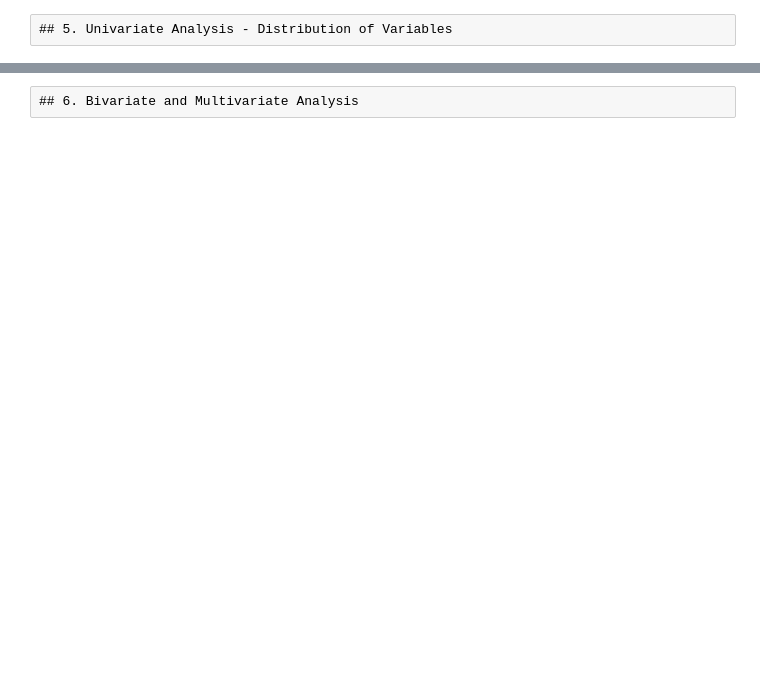
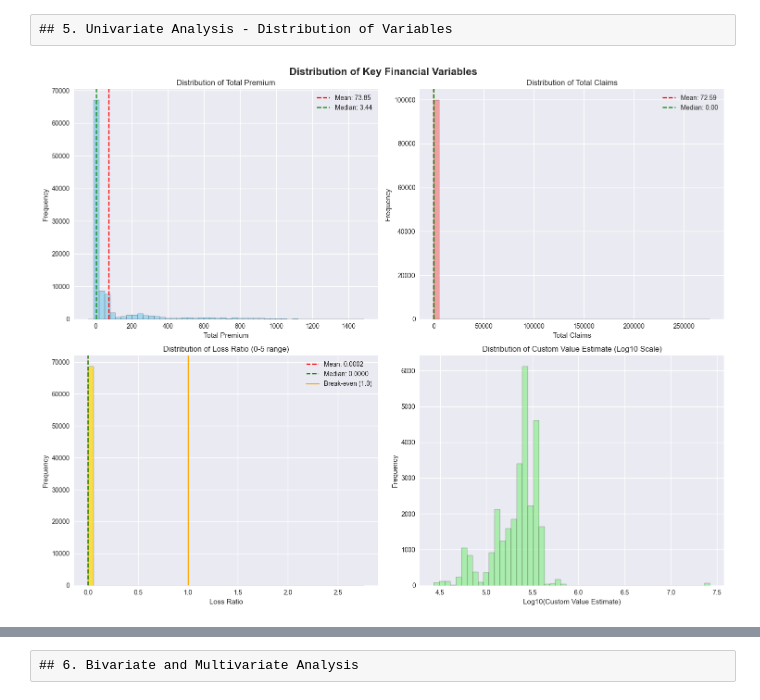
Before and after one commit to projwork/End-to-End-Insurance-Risk-Analytics, a Jupyter notebook: notebooks/EndtoEndInsuranceRiskAnalytics.ipynb, the cells around one changed output, grey strips where cells are left out. Saved outputs shown, nothing was run; the diff lists cells and outputs as text; code cells hidden in the pictures; blank space fills up the shorter version.

```diff
--- a/notebooks/EndtoEndInsuranceRiskAnalytics.ipynb
+++ b/notebooks/EndtoEndInsuranceRiskAnalytics.ipynb
@@ -479,67 +1126,35 @@ axes[0, 0].legend()
 # TotalClaims distribution
 axes[0, 1].hist(df['TotalClaims'], bins=50, alpha=0.7, color='lightcoral', edgecolor='black')
 axes[0, 1].set_title('Distribution of Total Claims')
 axes[0, 1].set_xlabel('Total Claims')
 axes[0, 1].set_ylabel('Frequency')
 axes[0, 1].axvline(df['TotalClaims'].mean(), color='red', linestyle='--', label=f'Mean: {df["TotalClaims"].mean():.2f}')
 axes[0, 1].axvline(df['TotalClaims'].median(), color='green', linestyle='--', label=f'Median: {df["TotalClaims"].median():.2f}')
 axes[0, 1].legend()
 
 # LossRatio distribution (filtered to remove extreme outliers for visualization)
 loss_ratio_filtered = df['LossRatio'][(df['LossRatio'] >= 0) & (df['LossRatio'] <= 5)]
 axes[1, 0].hist(loss_ratio_filtered, bins=50, alpha=0.7, color='gold', edgecolor='black')
 axes[1, 0].set_title('Distribution of Loss Ratio (0-5 range)')
 axes[1, 0].set_xlabel('Loss Ratio')
 axes[1, 0].set_ylabel('Frequency')
 axes[1, 0].axvline(loss_ratio_filtered.mean(), color='red', linestyle='--', label=f'Mean: {loss_ratio_filtered.mean():.4f}')
 axes[1, 0].axvline(loss_ratio_filtered.median(), color='green', linestyle='--', label=f'Median: {loss_ratio_filtered.median():.4f}')
 axes[1, 0].axvline(1.0, color='orange', linestyle='-', linewidth=2, label='Break-even (1.0)')
 axes[1, 0].legend()
 
 # CustomValueEstimate distribution (log scale for better visualization)
 if 'CustomValueEstimate' in df.columns:
     cve_positive = df['CustomValueEstimate'][df['CustomValueEstimate'] > 0]
     axes[1, 1].hist(np.log10(cve_positive), bins=50, alpha=0.7, color='lightgreen', edgecolor='black')
     axes[1, 1].set_title('Distribution of Custom Value Estimate (Log10 Scale)')
     axes[1, 1].set_xlabel('Log10(Custom Value Estimate)')
     axes[1, 1].set_ylabel('Frequency')
 
 plt.tight_layout()
 plt.show()
-
-# Statistical tests for normality
-print("="*60)
-print("NORMALITY TESTS FOR KEY FINANCIAL VARIABLES")
-print("="*60)
-
-for col in ['TotalPremium', 'TotalClaims', 'LossRatio']:
-    if col in df.columns:
-        data = df[col].dropna()
-        if len(data) > 8:  # Minimum sample size for Jarque-Bera test
-            # Jarque-Bera test
-            jb_stat, jb_p = jarque_bera(data)
-
-            # Shapiro-Wilk test (use a sample if data is too large)
-            if len(data) > 5000:
-                sample_data = data.sample(5000, random_state=42)
-            else:
-                sample_data = data
-
-            shapiro_stat, shapiro_p = stats.shapiro(sample_data)
-
-            print(f"\n{col}:")
-            print(f"  Jarque-Bera test: statistic={jb_stat:.4f}, p-value={jb_p:.4f}")
-            print(f"  Shapiro-Wilk test: statistic={shapiro_stat:.4f}, p-value={shapiro_p:.4f}")
-
-            if jb_p < 0.05:
-                print(f"  JB Result: NOT normally distributed (p < 0.05)")
-            else:
-                print(f"  JB Result: Possibly normally distributed (p >= 0.05)")
-
-            if shapiro_p < 0.05:
-                print(f"  SW Result: NOT normally distributed (p < 0.05)")
-            else:
-                print(f"  SW Result: Possibly normally distributed (p >= 0.05)")
+# %% [output]
+[figure, added]
 # %%
 # Categorical variables visualization
 fig, axes = plt.subplots(2, 2, figsize=(16, 12))
```
Also changed, not shown: parts of 34 cells of this notebook, 3 other files.
